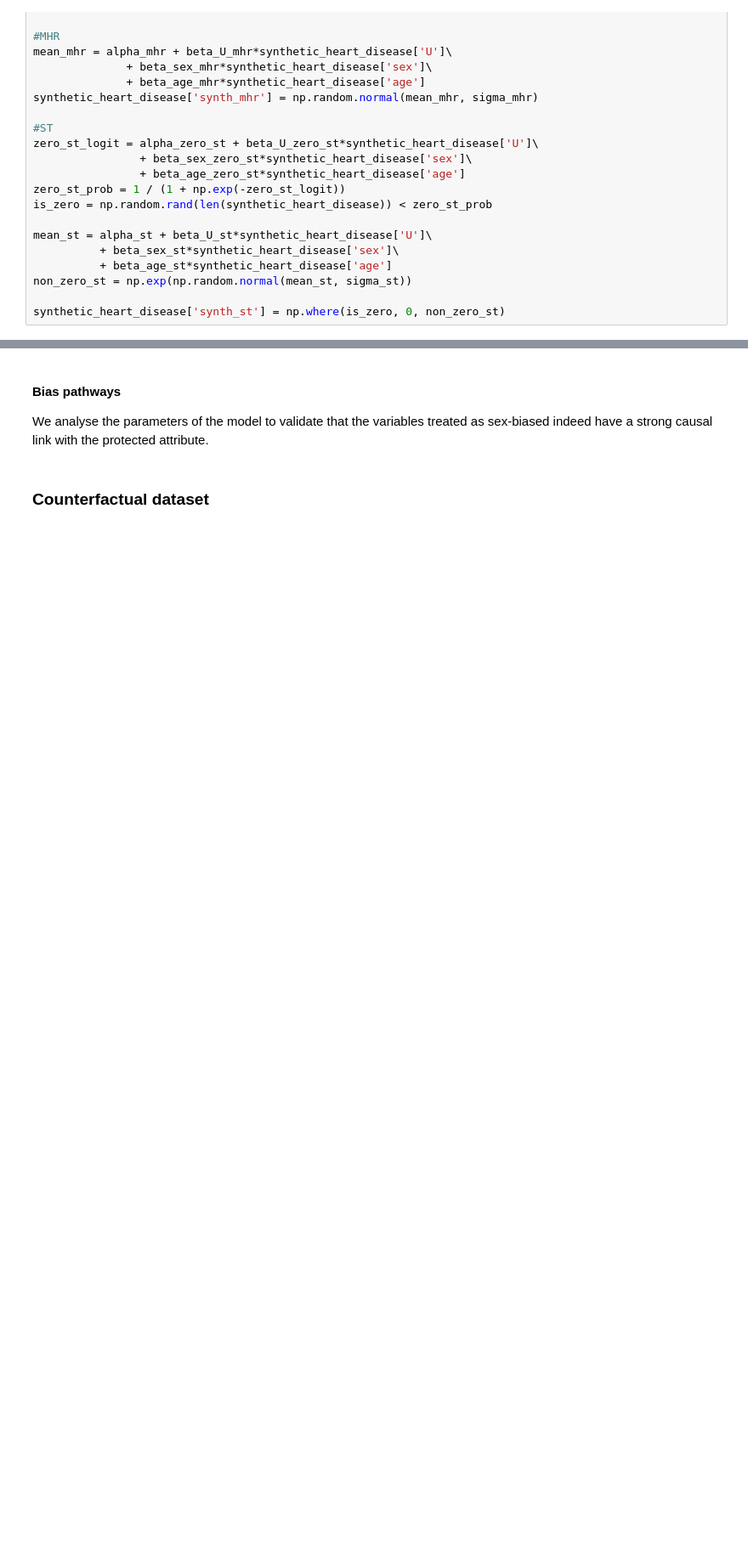
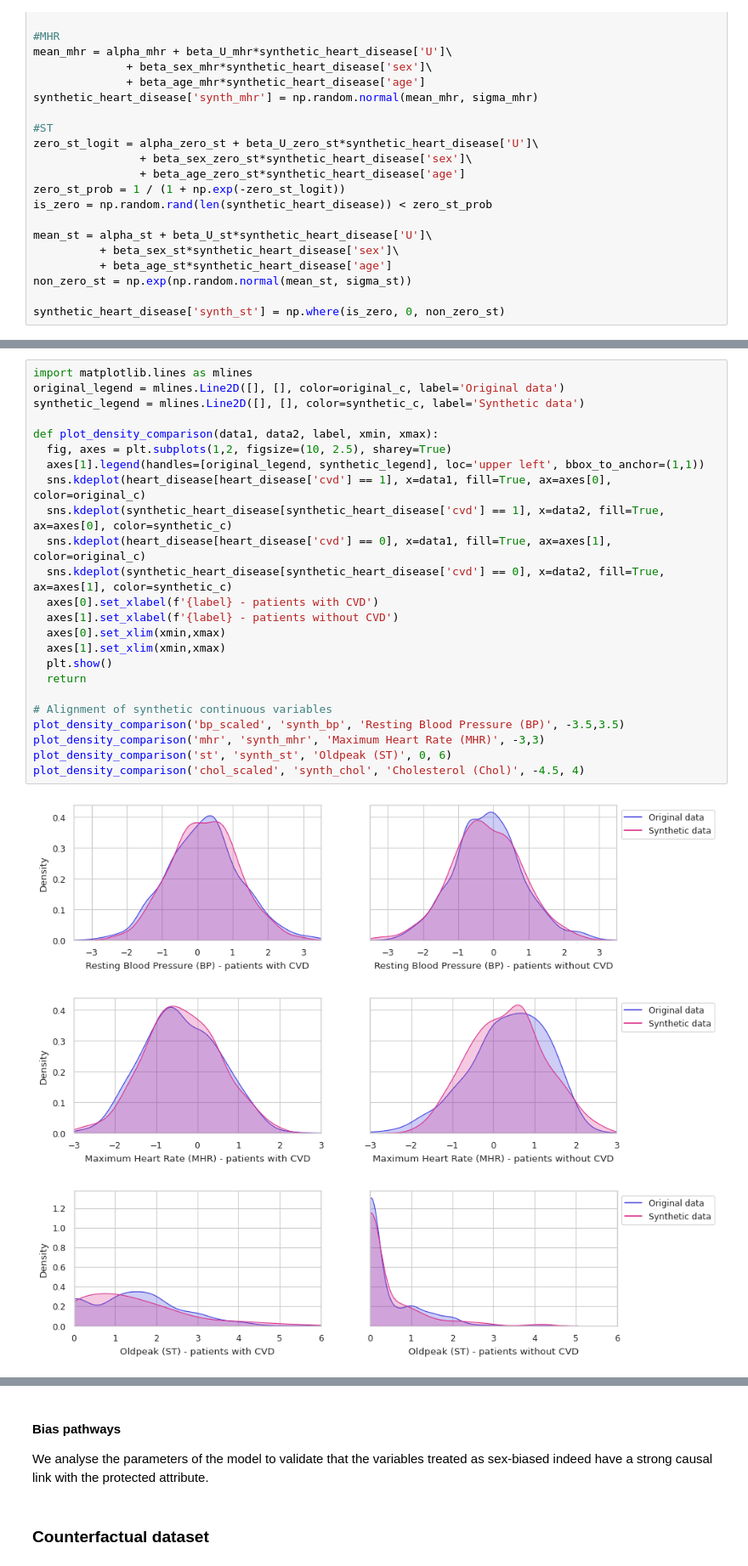
Before and after one commit to LuSyo/Health-ML-Bias-Experiments, a Jupyter notebook: notebooks/02_CAD_counterfactual_fairness.ipynb, the cells around one changed output, grey strips where cells are left out. Shown at 85% size. Cells and saved outputs as stored; diff of their text form; blank space fills up the shorter version.

```diff
--- a/notebooks/02_CAD_counterfactual_fairness.ipynb
+++ b/notebooks/02_CAD_counterfactual_fairness.ipynb
@@ -898,0 +913,28 @@ plt.show()
+# %%
+import matplotlib.lines as mlines
+original_legend = mlines.Line2D([], [], color=original_c, label='Original data')
+synthetic_legend = mlines.Line2D([], [], color=synthetic_c, label='Synthetic data')
+
+def plot_density_comparison(data1, data2, label, xmin, xmax):
+  fig, axes = plt.subplots(1,2, figsize=(10, 2.5), sharey=True)
+  axes[1].legend(handles=[original_legend, synthetic_legend], loc='upper left', bbox_to_anchor=(1,1))
+  sns.kdeplot(heart_disease[heart_disease['cvd'] == 1], x=data1, fill=True, ax=axes[0], color=original_c)
+  sns.kdeplot(synthetic_heart_disease[synthetic_heart_disease['cvd'] == 1], x=data2, fill=True, ax=axes[0], color=synthetic_c)
+  sns.kdeplot(heart_disease[heart_disease['cvd'] == 0], x=data1, fill=True, ax=axes[1], color=original_c)
+  sns.kdeplot(synthetic_heart_disease[synthetic_heart_disease['cvd'] == 0], x=data2, fill=True, ax=axes[1], color=synthetic_c)
+  axes[0].set_xlabel(f'{label} - patients with CVD')
+  axes[1].set_xlabel(f'{label} - patients without CVD')
+  axes[0].set_xlim(xmin,xmax)
+  axes[1].set_xlim(xmin,xmax)
+  plt.show()
+  return
+
+# Alignment of synthetic continuous variables
+plot_density_comparison('bp_scaled', 'synth_bp', 'Resting Blood Pressure (BP)', -3.5,3.5)
+plot_density_comparison('mhr', 'synth_mhr', 'Maximum Heart Rate (MHR)', -3,3)
+plot_density_comparison('st', 'synth_st', 'Oldpeak (ST)', 0, 6)
+plot_density_comparison('chol_scaled', 'synth_chol', 'Cholesterol (Chol)', -4.5, 4)
+# %% [output]
+[figure, added]
+[figure, added]
+[figure, added]
```
Also changed, not shown: parts of 2 cells of this notebook.
